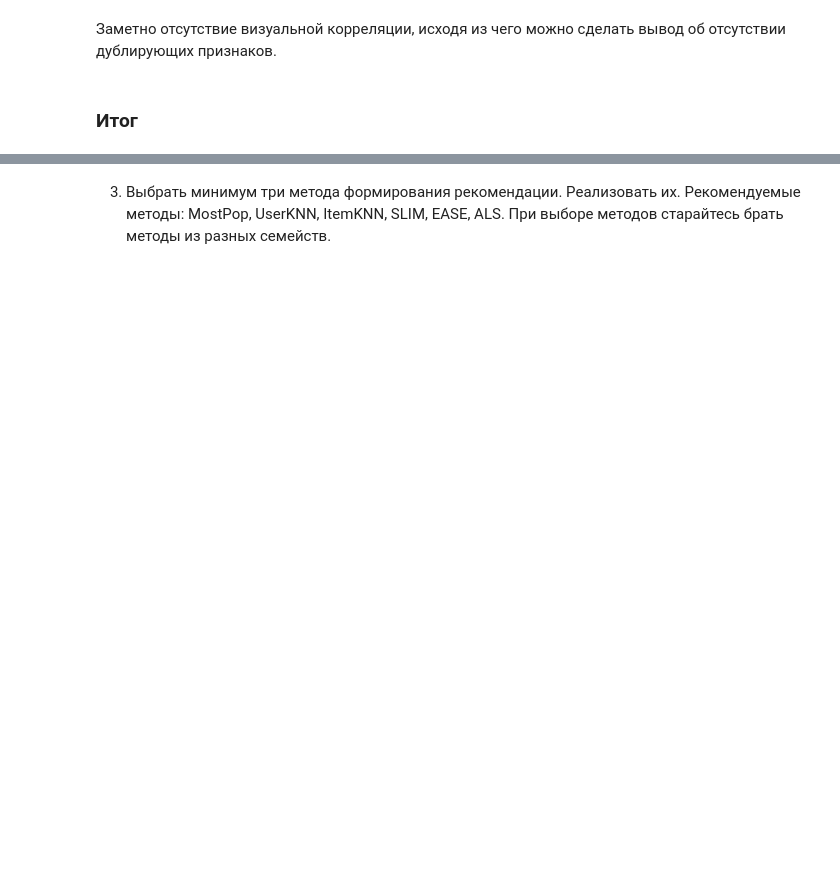
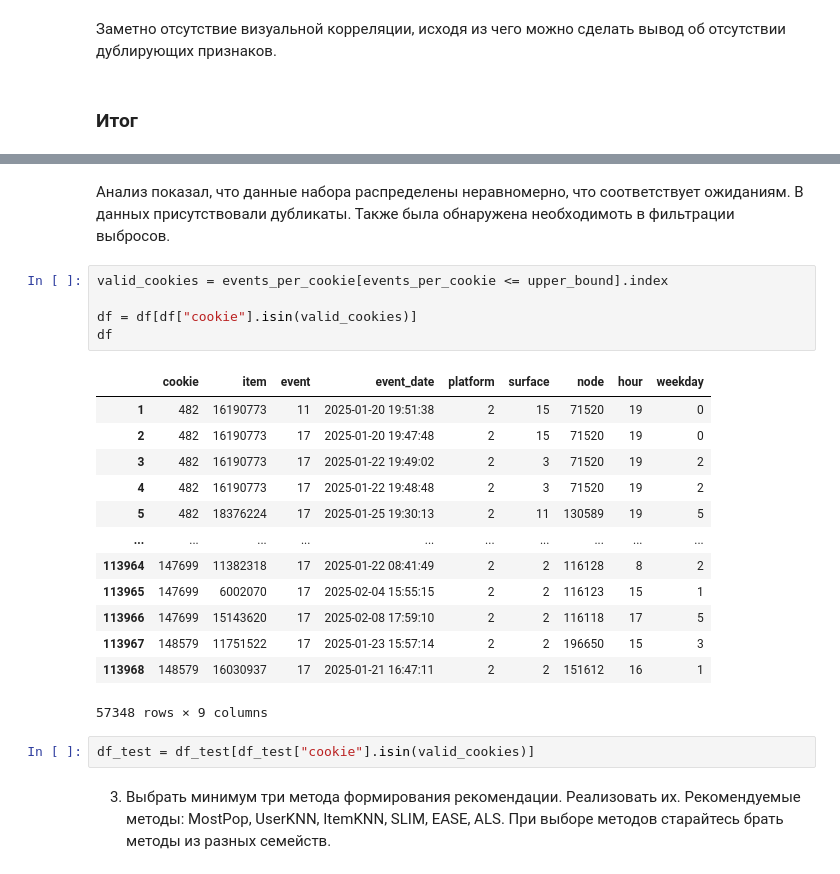
Before and after one commit to OneBeatTrue/data-analysis, a Jupyter notebook: lab-2.ipynb, the cells around one changed output, grey strips where cells are left out. Cells and saved outputs as stored; diff of their text form; blank space fills up the shorter version.

```diff
--- a/lab-2.ipynb
+++ b/lab-2.ipynb
@@ -323,2 +321,25 @@ print("Выбросов по активности:", len(outliers))
+# %% [markdown]
+Анализ показал, что данные набора распределены неравномерно, что соответствует ожиданиям. В данных присутствовали дубликаты. Также была обнаружена необходимоть в фильтрации выбросов.
+# %%
+valid_cookies = events_per_cookie[events_per_cookie <= upper_bound].index
+
+df = df[df["cookie"].isin(valid_cookies)]
+df
+# %% [output]
+|  | cookie | item | event | event_date | platform | surface | node | hour | weekday |
+| 1 | 482 | 16190773 | 11 | 2025-01-20 19:51:38 | 2 | 15 | 71520 | 19 | 0 |
+| 2 | 482 | 16190773 | 17 | 2025-01-20 19:47:48 | 2 | 15 | 71520 | 19 | 0 |
+| 3 | 482 | 16190773 | 17 | 2025-01-22 19:49:02 | 2 | 3 | 71520 | 19 | 2 |
+| 4 | 482 | 16190773 | 17 | 2025-01-22 19:48:48 | 2 | 3 | 71520 | 19 | 2 |
+| 5 | 482 | 18376224 | 17 | 2025-01-25 19:30:13 | 2 | 11 | 130589 | 19 | 5 |
+| ... | ... | ... | ... | ... | ... | ... | ... | ... | ... |
+| 113964 | 147699 | 11382318 | 17 | 2025-01-22 08:41:49 | 2 | 2 | 116128 | 8 | 2 |
+| 113965 | 147699 | 6002070 | 17 | 2025-02-04 15:55:15 | 2 | 2 | 116123 | 15 | 1 |
+| 113966 | 147699 | 15143620 | 17 | 2025-02-08 17:59:10 | 2 | 2 | 116118 | 17 | 5 |
+| 113967 | 148579 | 11751522 | 17 | 2025-01-23 15:57:14 | 2 | 2 | 196650 | 15 | 3 |
+| 113968 | 148579 | 16030937 | 17 | 2025-01-21 16:47:11 | 2 | 2 | 151612 | 16 | 1 |
+57348 rows × 9 columns
+# %%
+df_test = df_test[df_test["cookie"].isin(valid_cookies)]
 # %% [markdown]
 3. Выбрать минимум три метода формирования рекомендации. Реализовать их. Рекомендуемые методы: MostPop, UserKNN, ItemKNN, SLIM, EASE, ALS. При выборе методов старайтесь брать методы из разных семейств.
```
Also changed, not shown: parts of 45 cells of this notebook.
